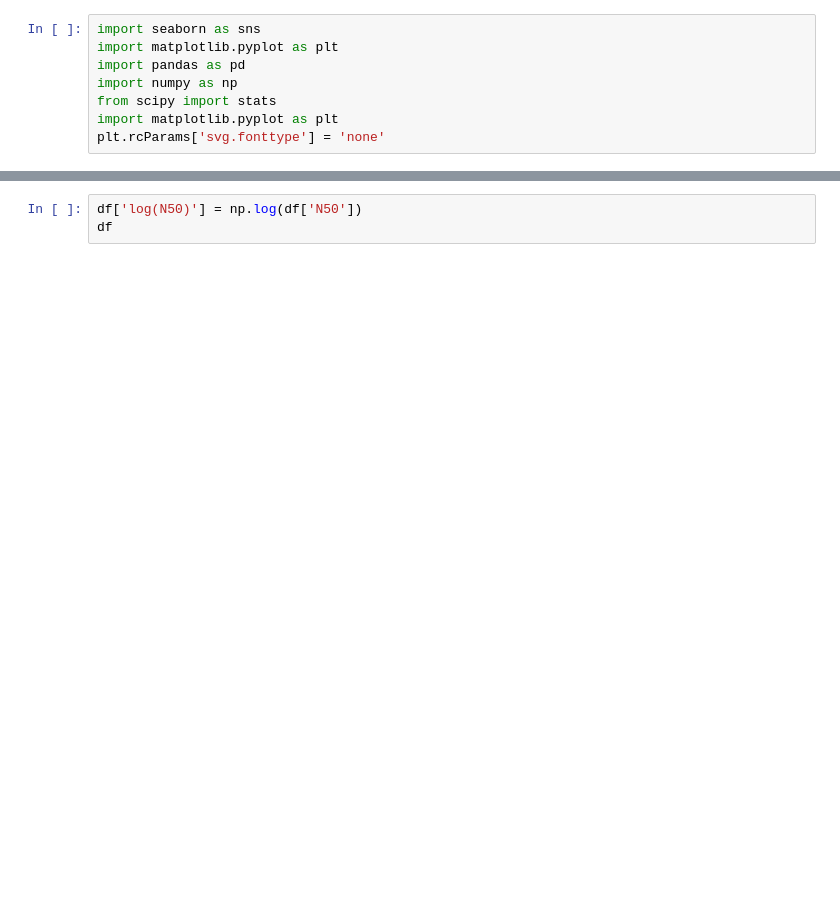
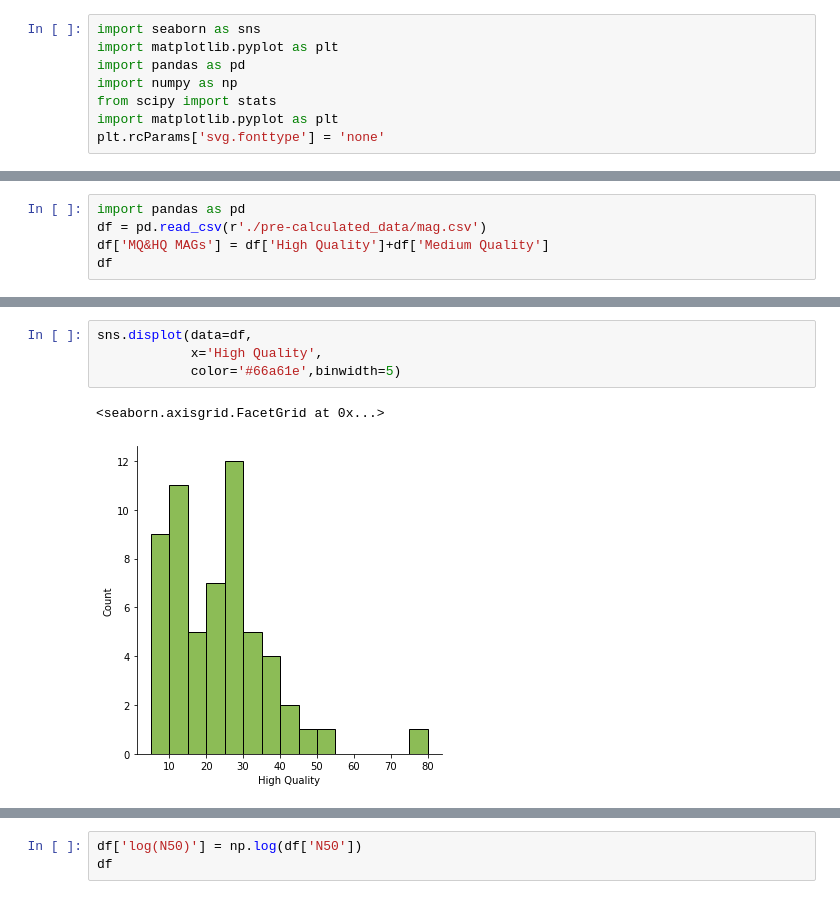
Before and after one commit to BigDataBiology/Duan2026_urban_soil, a Jupyter notebook: analysis/analysis.ipynb, the cells around one changed output, grey strips where cells are left out. Drawn from its saved outputs; the diff is of its cells as text; blank space fills up the shorter version.

```diff
--- a/analysis/soil_analysis.ipynb
+++ b/analysis/analysis.ipynb
@@ -261,0 +122,5 @@ plt.savefig(r'D:\soil\manuscript\draft\mine\complete_contam.svg')
+# %%
+import pandas as pd
+df = pd.read_csv(r'./pre-calculated_data/mag.csv')
+df['MQ&HQ MAGs'] = df['High Quality']+df['Medium Quality']
+df
@@ -261,0 +159,7 @@ plt.savefig(r'D:\soil\manuscript\draft\mine\complete_contam.svg')
+# %%
+sns.displot(data=df,
+            x='High Quality',
+            color='#66a61e',binwidth=5)
+# %% [output]
+<seaborn.axisgrid.FacetGrid at 0x...>
+[figure, added]
```
Also changed, not shown: parts of 83 cells of this notebook, 2 other files.
